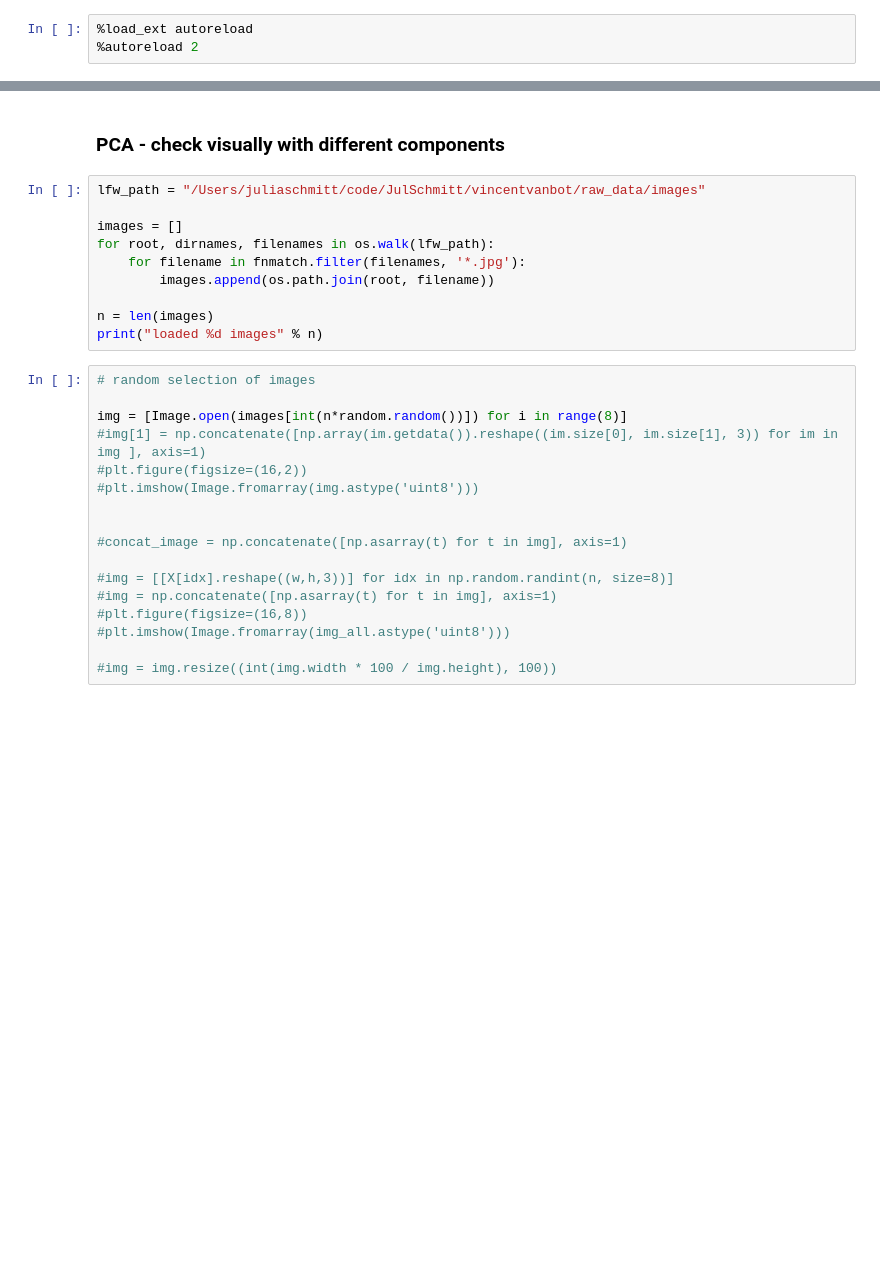
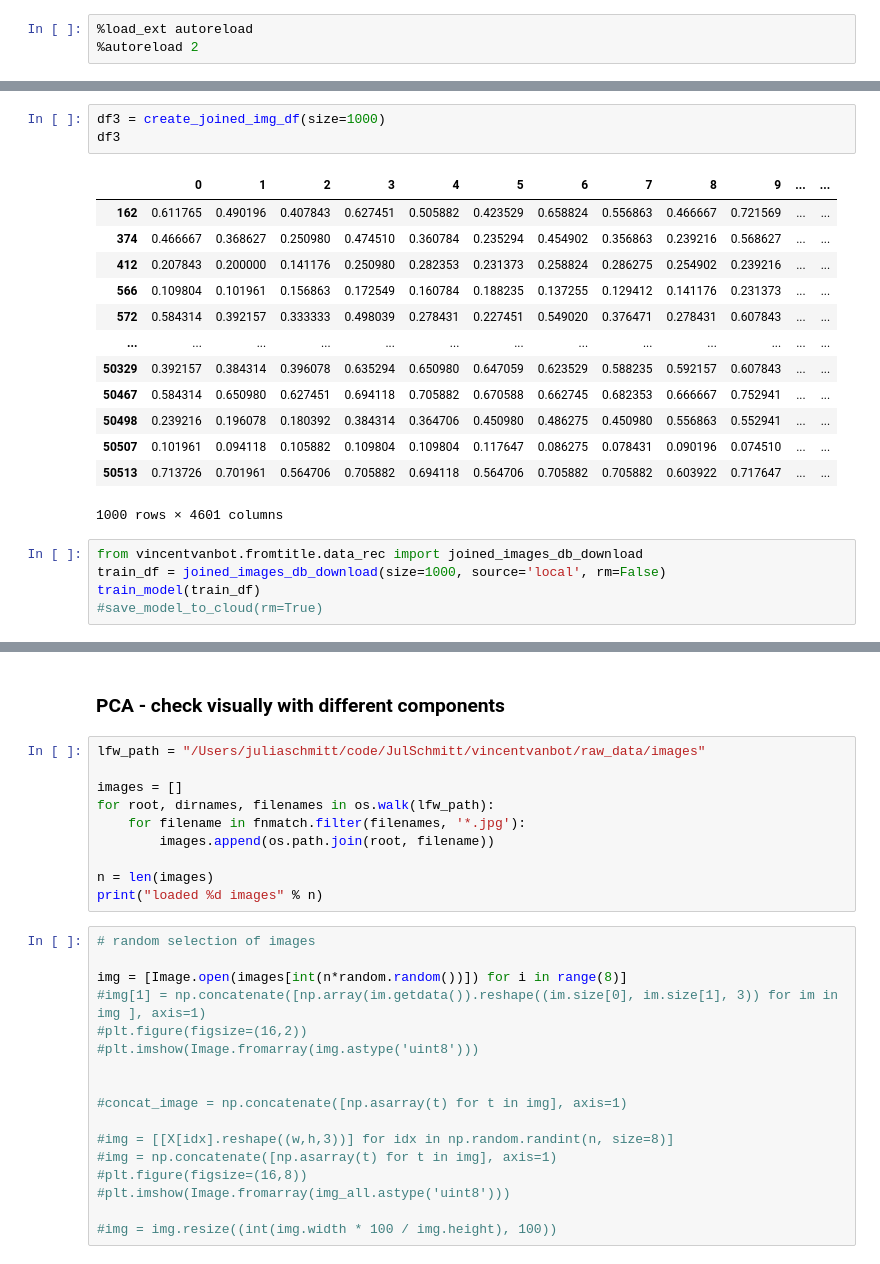
Before and after one commit to seve-26/vincentvanbot, a Jupyter notebook: notebooks/data-retrieval/wga-dataset-julia.ipynb, the cells around one changed output, grey strips where cells are left out. Saved outputs shown, nothing was run; the diff lists cells and outputs as text; blank space fills up the shorter version.

```diff
--- a/notebooks/data-retrieval/wga-dataset-julia.ipynb
+++ b/notebooks/data-retrieval/wga-dataset-julia.ipynb
@@ -165,0 +141,22 @@ df_closest_images
+# %%
+df3 = create_joined_img_df(size=1000)
+df3
+# %% [output]
+|  | 0 | 1 | 2 | 3 | 4 | 5 | 6 | 7 | 8 | 9 | ... | ... |
+| 162 | 0.611765 | 0.490196 | 0.407843 | 0.627451 | 0.505882 | 0.423529 | 0.658824 | 0.556863 | 0.466667 | 0.721569 | ... | ... |
+| 374 | 0.466667 | 0.368627 | 0.250980 | 0.474510 | 0.360784 | 0.235294 | 0.454902 | 0.356863 | 0.239216 | 0.568627 | ... | ... |
+| 412 | 0.207843 | 0.200000 | 0.141176 | 0.250980 | 0.282353 | 0.231373 | 0.258824 | 0.286275 | 0.254902 | 0.239216 | ... | ... |
+| 566 | 0.109804 | 0.101961 | 0.156863 | 0.172549 | 0.160784 | 0.188235 | 0.137255 | 0.129412 | 0.141176 | 0.231373 | ... | ... |
+| 572 | 0.584314 | 0.392157 | 0.333333 | 0.498039 | 0.278431 | 0.227451 | 0.549020 | 0.376471 | 0.278431 | 0.607843 | ... | ... |
+| ... | ... | ... | ... | ... | ... | ... | ... | ... | ... | ... | ... | ... |
+| 50329 | 0.392157 | 0.384314 | 0.396078 | 0.635294 | 0.650980 | 0.647059 | 0.623529 | 0.588235 | 0.592157 | 0.607843 | ... | ... |
+| 50467 | 0.584314 | 0.650980 | 0.627451 | 0.694118 | 0.705882 | 0.670588 | 0.662745 | 0.682353 | 0.666667 | 0.752941 | ... | ... |
+| 50498 | 0.239216 | 0.196078 | 0.180392 | 0.384314 | 0.364706 | 0.450980 | 0.486275 | 0.450980 | 0.556863 | 0.552941 | ... | ... |
+| 50507 | 0.101961 | 0.094118 | 0.105882 | 0.109804 | 0.109804 | 0.117647 | 0.086275 | 0.078431 | 0.090196 | 0.074510 | ... | ... |
+| 50513 | 0.713726 | 0.701961 | 0.564706 | 0.705882 | 0.694118 | 0.564706 | 0.705882 | 0.705882 | 0.603922 | 0.717647 | ... | ... |
+1000 rows × 4601 columns
+# %%
+from vincentvanbot.fromtitle.data_rec import joined_images_db_download
+train_df = joined_images_db_download(size=1000, source='local', rm=False)
+train_model(train_df)
+#save_model_to_cloud(rm=True)
```
Also changed, not shown: parts of 42 cells of this notebook, 4 other files.
